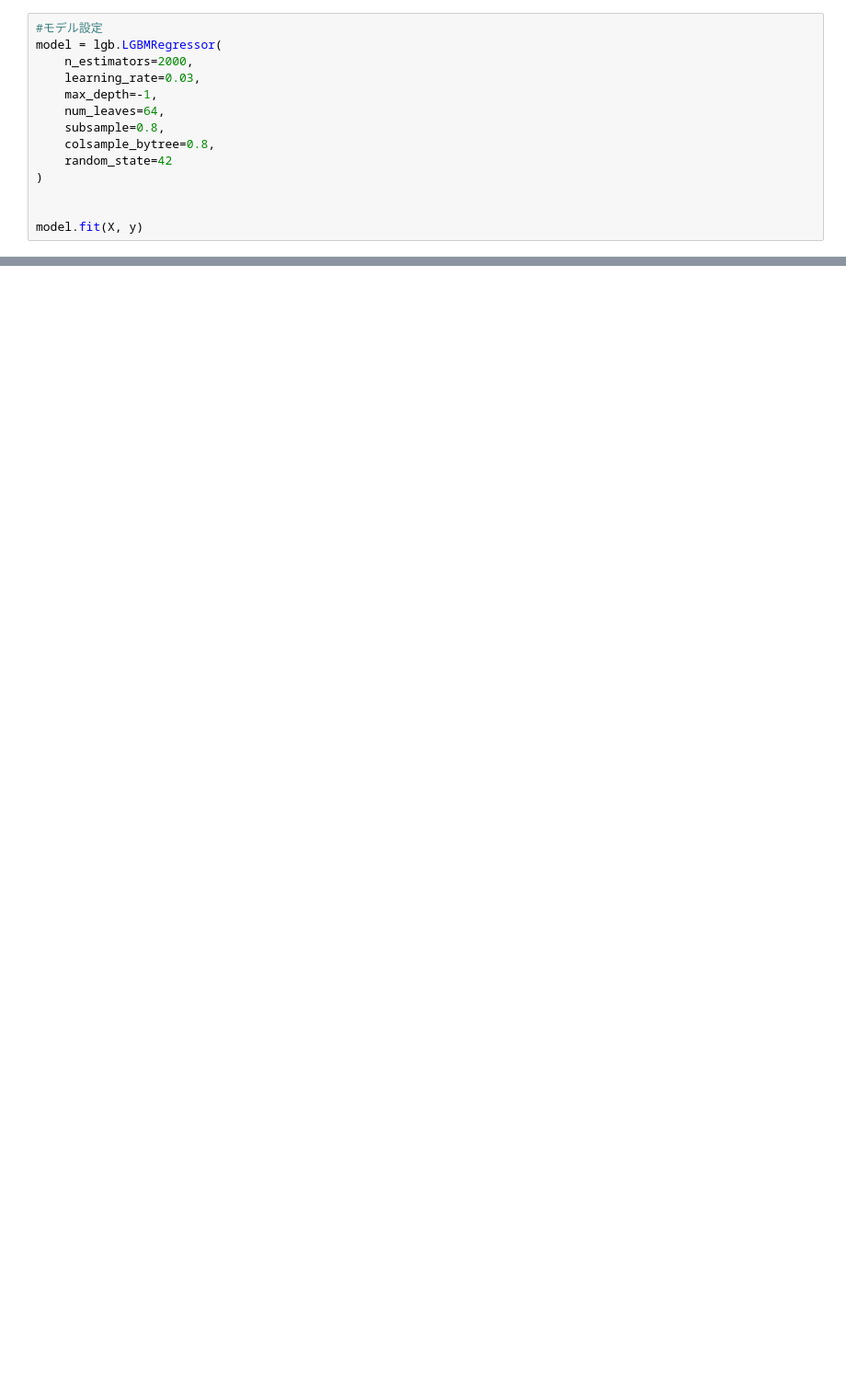
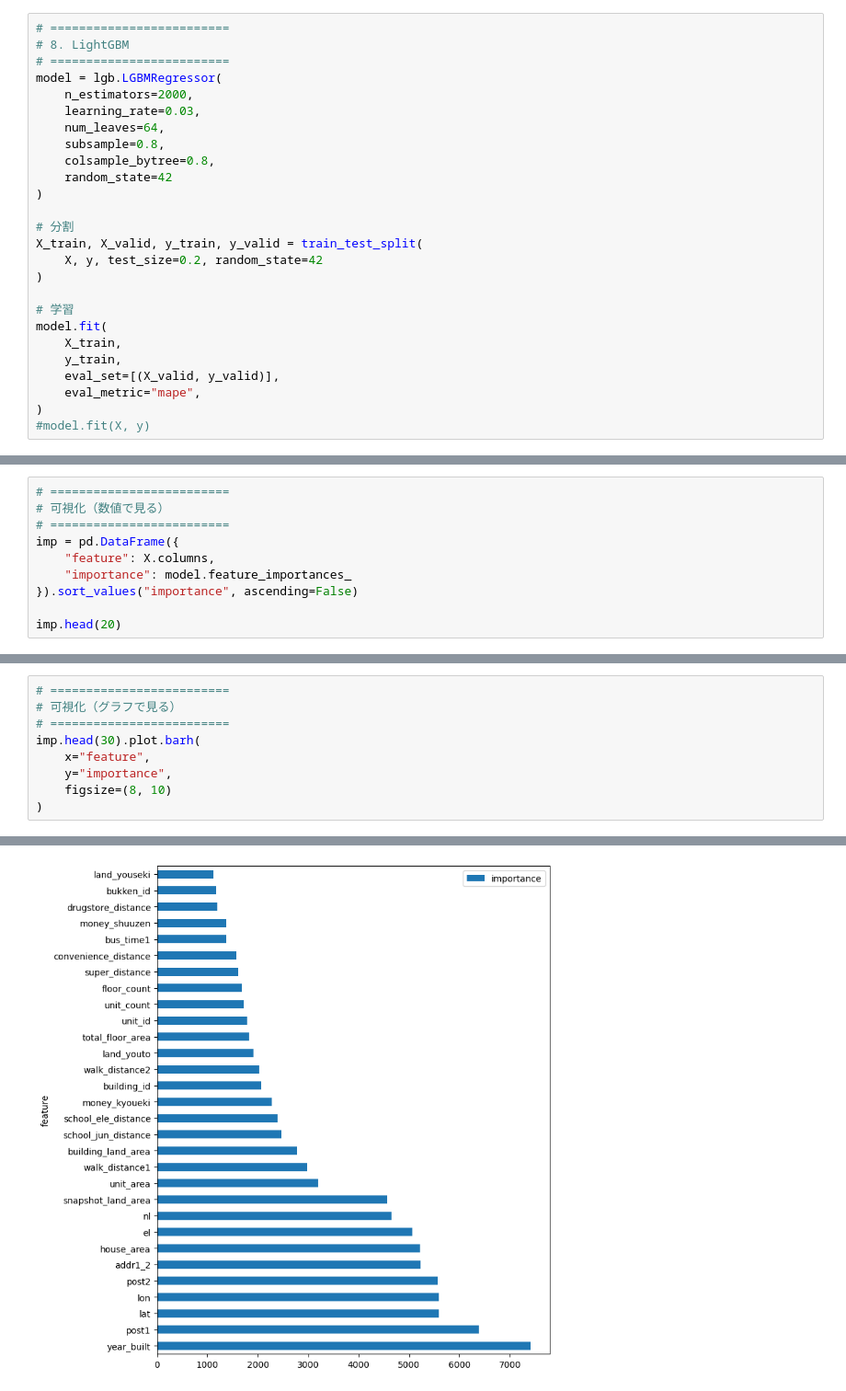
Before and after one commit to dondonrocket/kokudo, a Jupyter notebook: hasegawa.ipynb, the cells around one changed output, grey strips where cells are left out. Shown at 92% size. Cells and saved outputs as stored; diff of their text form; blank space fills up the shorter version.

```diff
--- a/hasegawa.ipynb
+++ b/hasegawa.ipynb
@@ -118,17 +173,29 @@ features.remove("id")
 X = train[features]
 X_test = test[features]
 # %%
-#モデル設定
+# =========================
+# 8. LightGBM
+# =========================
 model = lgb.LGBMRegressor(
     n_estimators=2000,
     learning_rate=0.03,
-    max_depth=-1,
     num_leaves=64,
     subsample=0.8,
     colsample_bytree=0.8,
     random_state=42
 )
 
+# 分割
+X_train, X_valid, y_train, y_valid = train_test_split(
+    X, y, test_size=0.2, random_state=42
+)
 
-model.fit(X, y)
+# 学習
+model.fit(
+    X_train,
+    y_train,
+    eval_set=[(X_valid, y_valid)],
+    eval_metric="mape",
+)
+#model.fit(X, y)
 # %% [output]
@@ -141,0 +209,10 @@ LGBMRegressor(learning_rate=0.05, n_estimators=500, random_state=42)
+# %%
+# =========================
+# 可視化（数値で見る）
+# =========================
+imp = pd.DataFrame({
+    "feature": X.columns,
+    "importance": model.feature_importances_
+}).sort_values("importance", ascending=False)
+
+imp.head(20)
@@ -141,0 +237,10 @@ LGBMRegressor(learning_rate=0.05, n_estimators=500, random_state=42)
+# %%
+# =========================
+# 可視化（グラフで見る）
+# =========================
+imp.head(30).plot.barh(
+    x="feature",
+    y="importance",
+    figsize=(8, 10)
+)
+# %% [output]
@@ -141,0 +248 @@ LGBMRegressor(learning_rate=0.05, n_estimators=500, random_state=42)
+[figure, added]
```
Also changed, not shown: parts of 19 cells of this notebook.
